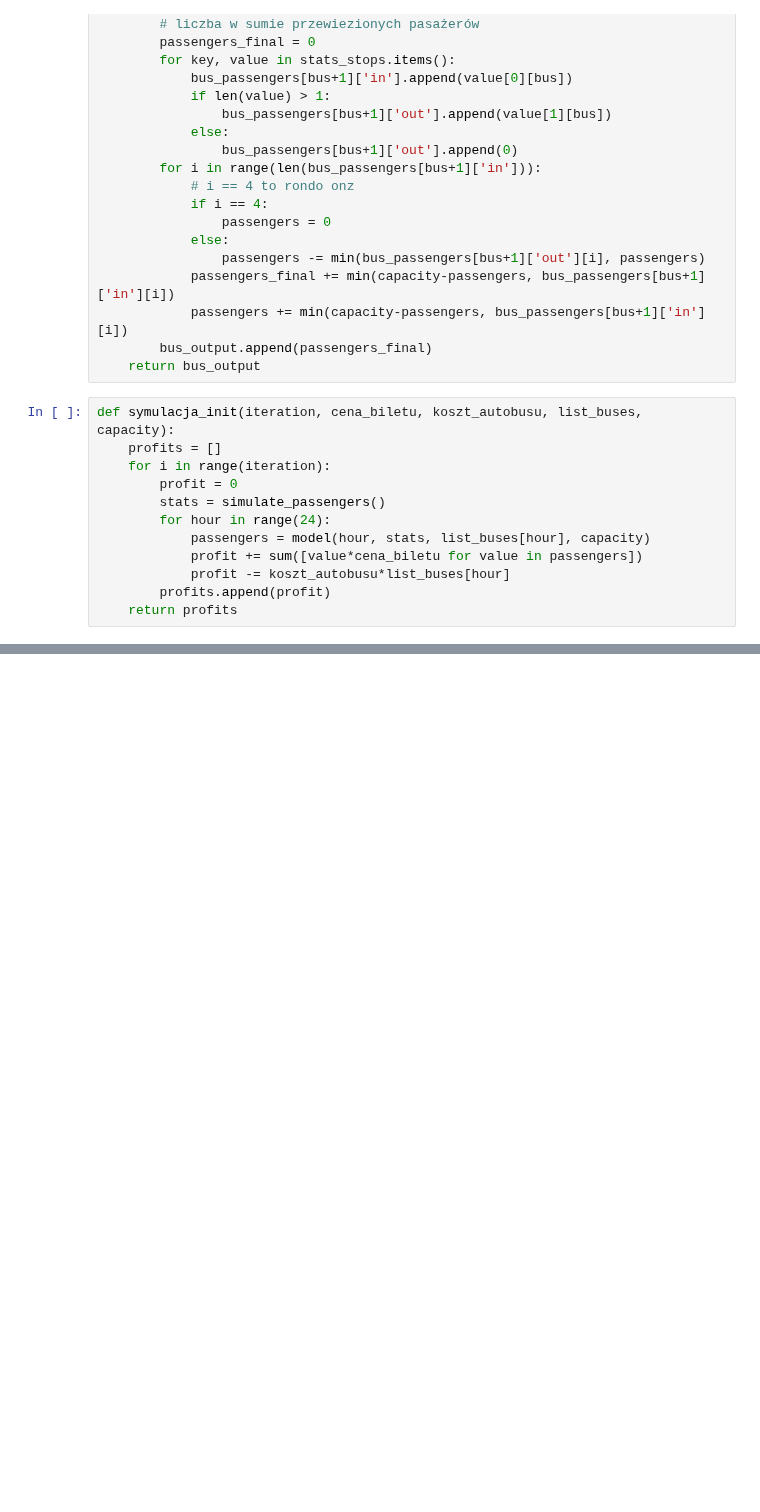
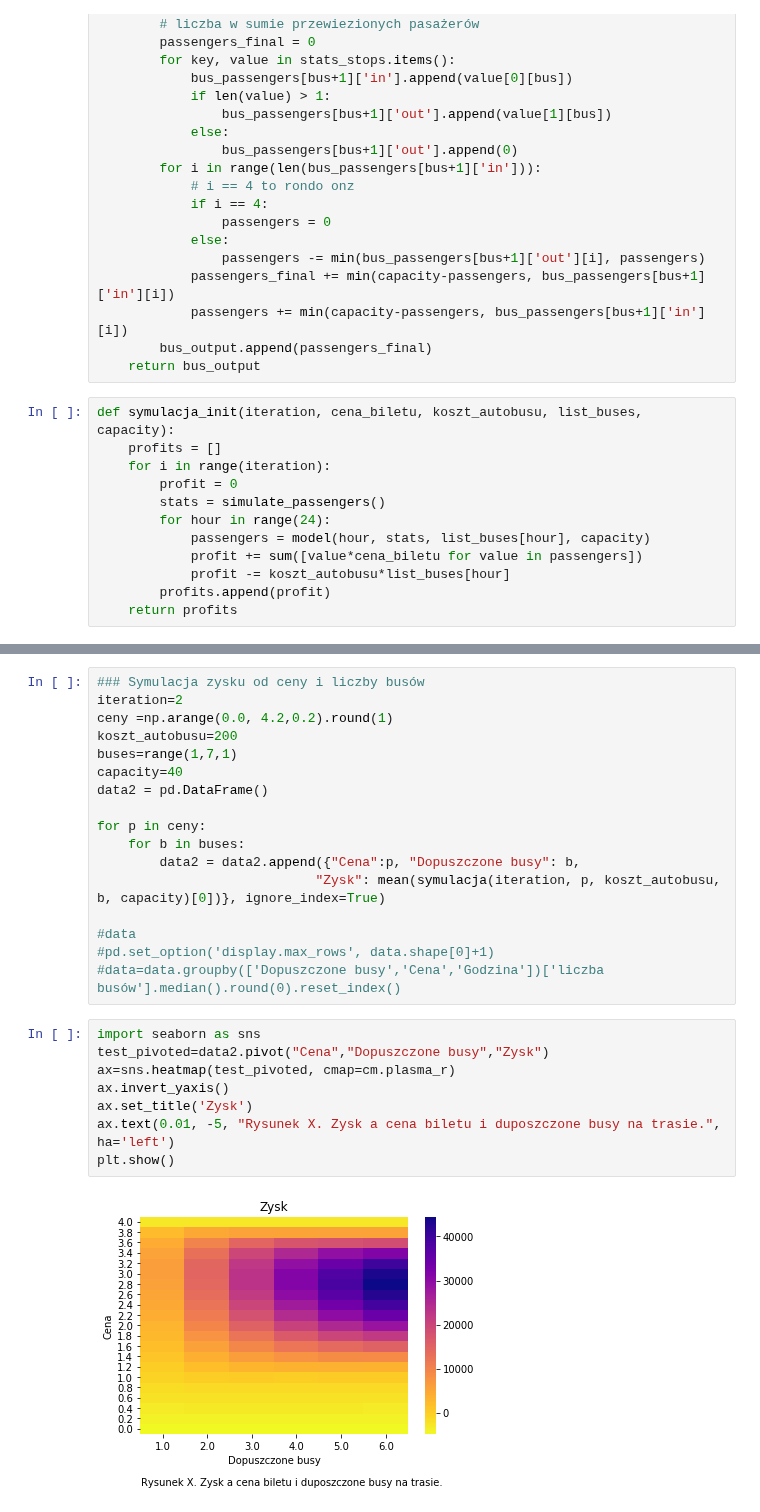
Before and after one commit to fmordarski/Passengers-simulation, a Jupyter notebook: Raport_MZK.ipynb, the cells around one changed output, grey strips where cells are left out. Drawn from its saved outputs; the diff is of its cells as text; blank space fills up the shorter version.

```diff
--- a/Raport_MZK.ipynb
+++ b/Raport_MZK.ipynb
@@ -123,0 +230,27 @@ def symulacja(iteration, cena_biletu, koszt_autobusu, buses, capacity):
+# %%
+### Symulacja zysku od ceny i liczby busów
+iteration=2
+ceny =np.arange(0.0, 4.2,0.2).round(1)
+koszt_autobusu=200
+buses=range(1,7,1)
+capacity=40
+data2 = pd.DataFrame()
+
+for p in ceny:
+    for b in buses:
+        data2 = data2.append({"Cena":p, "Dopuszczone busy": b,
+                            "Zysk": mean(symulacja(iteration, p, koszt_autobusu, b, capacity)[0])}, ignore_index=True)
+
+#data
+#pd.set_option('display.max_rows', data.shape[0]+1)
+#data=data.groupby(['Dopuszczone busy','Cena','Godzina'])['liczba busów'].median().round(0).reset_index()
+# %%
+import seaborn as sns
+test_pivoted=data2.pivot("Cena","Dopuszczone busy","Zysk")
+ax=sns.heatmap(test_pivoted, cmap=cm.plasma_r)
+ax.invert_yaxis()
+ax.set_title('Zysk')
+ax.text(0.01, -5, "Rysunek X. Zysk a cena biletu i duposzczone busy na trasie.", ha='left')
+plt.show()
+# %% [output]
+[figure, added]
```
Also changed, not shown: parts of 9 cells of this notebook.
